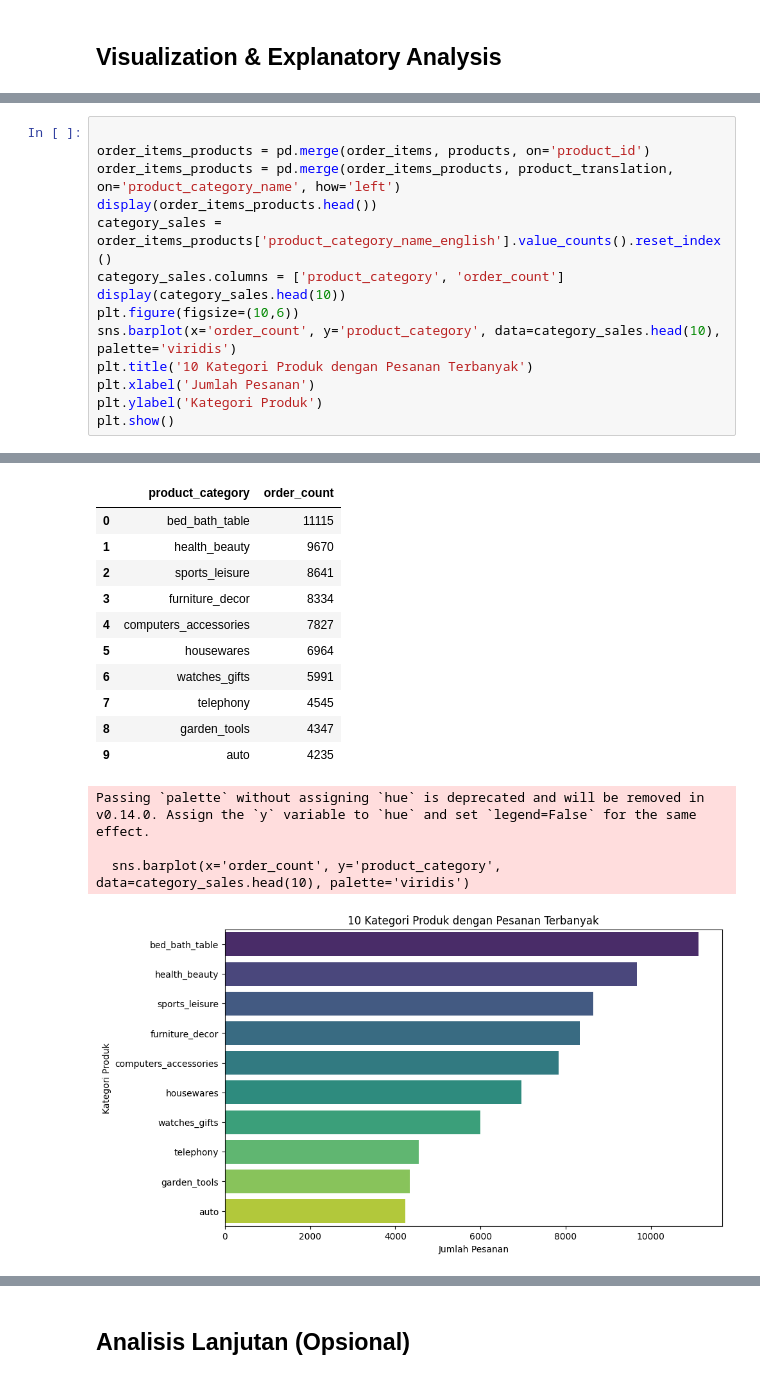
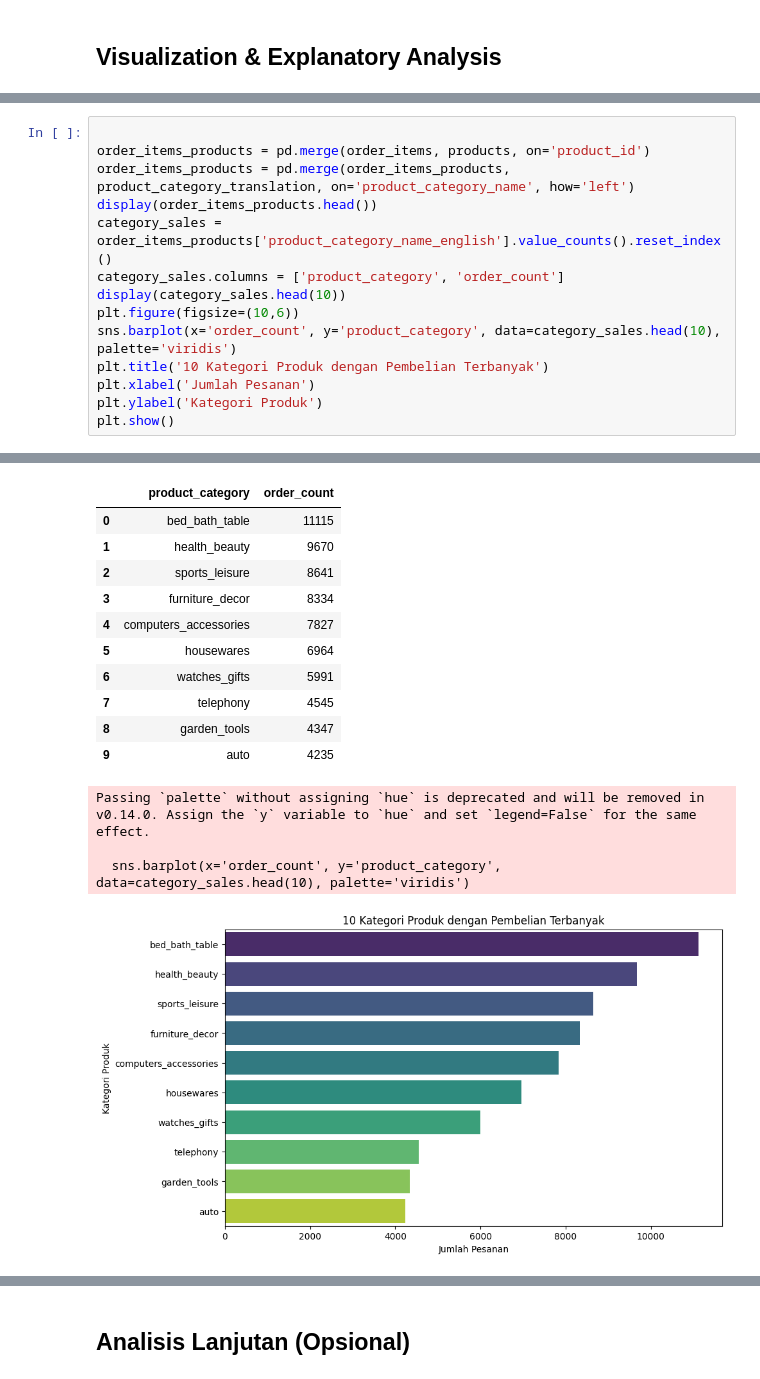
Before and after one commit to Willwilliamt/proyek_analisis_data, a Jupyter notebook: notebook.ipynb, the cells around one changed output, grey strips where cells are left out. Saved outputs shown, nothing was run; the diff lists cells and outputs as text.

```diff
--- a/notebook.ipynb
+++ b/notebook.ipynb
@@ -578,36 +484,36 @@ DeltaGenerator()
 # %%
 
 order_items_products = pd.merge(order_items, products, on='product_id')
-order_items_products = pd.merge(order_items_products, product_translation, on='product_category_name', how='left')
+order_items_products = pd.merge(order_items_products, product_category_translation, on='product_category_name', how='left')
 display(order_items_products.head())
 category_sales = order_items_products['product_category_name_english'].value_counts().reset_index()
 category_sales.columns = ['product_category', 'order_count']
 display(category_sales.head(10))
 plt.figure(figsize=(10,6))
 sns.barplot(x='order_count', y='product_category', data=category_sales.head(10), palette='viridis')
-plt.title('10 Kategori Produk dengan Pesanan Terbanyak')
+plt.title('10 Kategori Produk dengan Pembelian Terbanyak')
 plt.xlabel('Jumlah Pesanan')
 plt.ylabel('Kategori Produk')
 plt.show()
 # %% [output]
 |  | order_id | order_item_id | product_id | seller_id | shipping_limit_date | price | freight_value | ... |
 | 0 | 00010242fe8c5a6d1ba2dd792cb16214 | 1 | 4244733e06e7ecb4970a6e2683c13e61 | 48436dade18ac8b2bce089ec2a041202 | 2017-09-19 09:45:35 | 58.90 | 13.29 | ... |
 | 1 | 00018f77f2f0320c557190d7a144bdd3 | 1 | e5f2d52b802189ee658865ca93d83a8f | dd7ddc04e1b6c2c614352b383efe2d36 | 2017-05-03 11:05:13 | 239.90 | 19.93 | ... |
 | 2 | 000229ec398224ef6ca0657da4fc703e | 1 | c777355d18b72b67abbeef9df44fd0fd | 5b51032eddd242adc84c38acab88f23d | 2018-01-18 14:48:30 | 199.00 | 17.87 | ... |
 | 3 | 00024acbcdf0a6daa1e931b038114c75 | 1 | 7634da152a4610f1595efa32f14722fc | 9d7a1d34a5052409006425275ba1c2b4 | 2018-08-15 10:10:18 | 12.99 | 12.79 | ... |
 | 4 | 00042b26cf59d7ce69dfabb4e55b4fd9 | 1 | ac6c3623068f30de03045865e4e10089 | df560393f3a51e74553ab94004ba5c87 | 2017-02-13 13:57:51 | 199.90 | 18.14 | ... |
 |  | product_category | order_count |
 | 0 | bed_bath_table | 11115 |
 | 1 | health_beauty | 9670 |
 | 2 | sports_leisure | 8641 |
 | 3 | furniture_decor | 8334 |
 | 4 | computers_accessories | 7827 |
 | 5 | housewares | 6964 |
 | 6 | watches_gifts | 5991 |
 | 7 | telephony | 4545 |
 | 8 | garden_tools | 4347 |
 | 9 | auto | 4235 |
 Passing `palette` without assigning `hue` is deprecated and will be removed in v0.14.0. Assign the `y` variable to `hue` and set `legend=False` for the same effect.
 
   sns.barplot(x='order_count', y='product_category', data=category_sales.head(10), palette='viridis')
-[figure, old version]
+[figure, new version]
```
Also changed, not shown: parts of 99 cells of this notebook, 1 other file.
